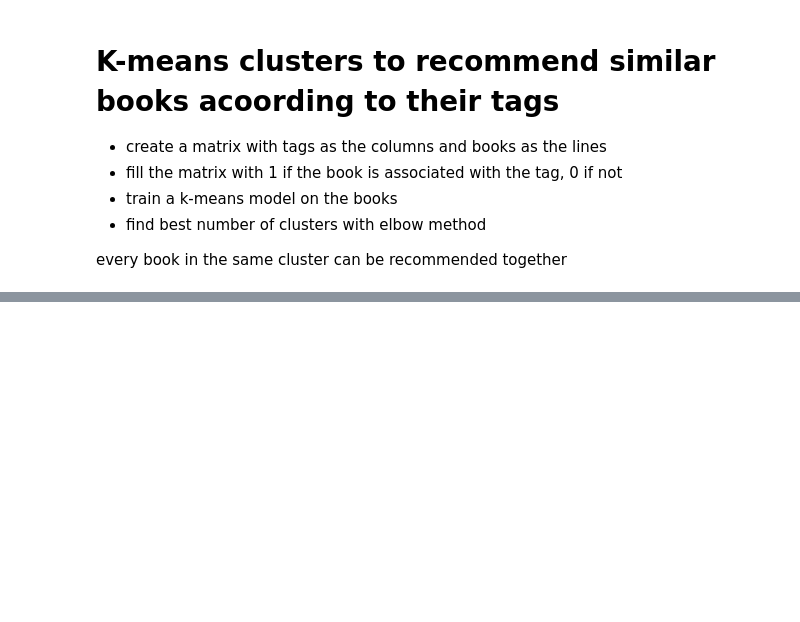
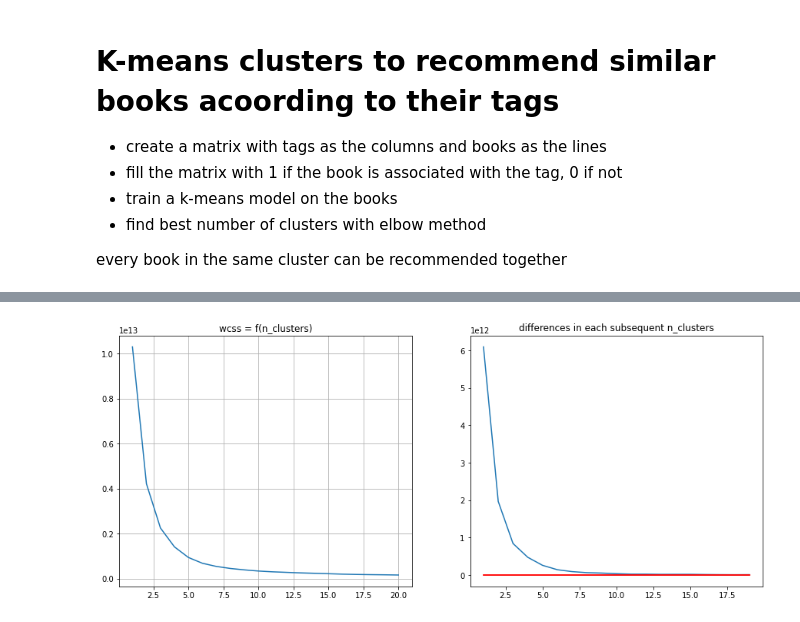
Before and after one commit to tjohanne42/books_recommandation, a Jupyter notebook: recommender_main_arthur.ipynb, the cells around one changed output, grey strips where cells are left out. Cells and saved outputs as stored; diff of their text form; code cells hidden in the pictures; blank space fills up the shorter version.

```diff
--- a/recommender_main_arthur.ipynb
+++ b/recommender_main_arthur.ipynb
@@ -368,0 +447,9 @@ book_recommendation.df_bt
+# %%
+df_bt_pivot = df_bt_2.pivot(index="goodreads_book_id", columns ="tag_id", values="count").fillna(0)
+df_bt_pivot
+# add all ratings
+# add language
+# delete tags that tag less than n books
+# delete all tags
+# PCA / SVD ?
+# feature selection ?
@@ -368,0 +612,2 @@ book_recommendation.df_bt
+# %%
+elbow_method = ElbowMethod(verbose=1)
@@ -368,0 +626,3 @@ book_recommendation.df_bt
+# %%
+# elbow_method.df_b
+elbow_method.df_b["test_total_ratings"] = elbow_method.df_b["ratings_1"] + elbow_method.df_b["ratings_2"] + elbow_method.df_b["ratings_3"] + elbow_method.df_b["ratings_4"] + elbow_method.df_b["ratings_5"]
@@ -368,0 +651,2 @@ book_recommendation.df_bt
+# %%
+elbow_method.run(1, 20, verbose=1)
@@ -368,0 +671,4 @@ book_recommendation.df_bt
+# %%
+elbow_method.plot(500)
+# %% [output]
+[figure, added]
```
Also changed, not shown: parts of 20 cells of this notebook.
